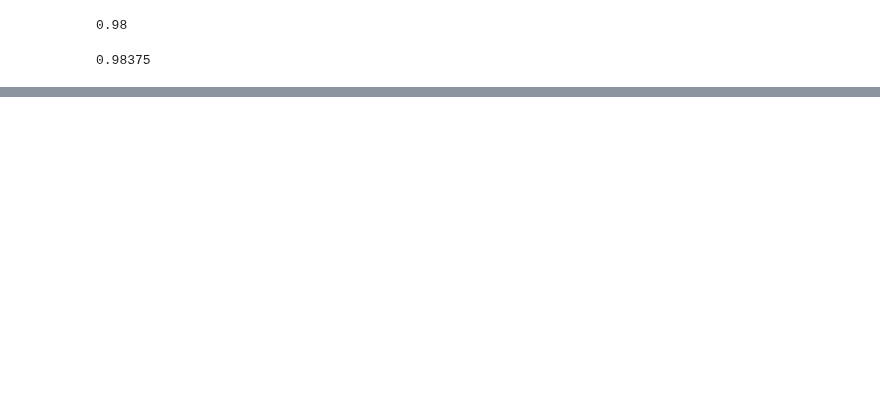
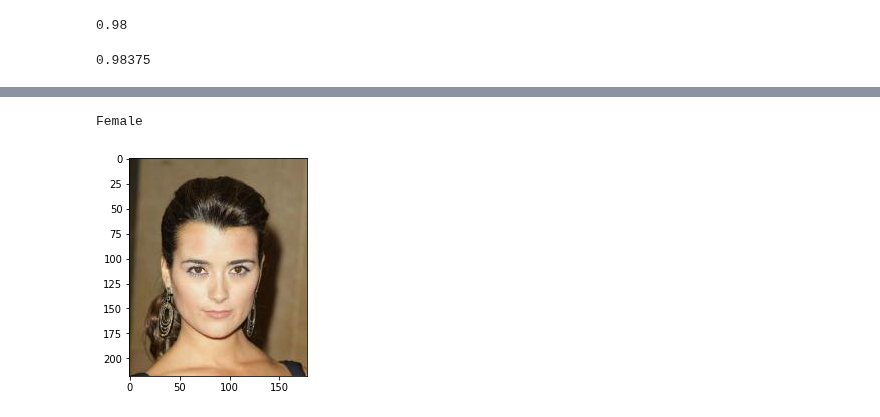
Before and after one commit to lephuocdat2000/-CS114.K21-, a Jupyter notebook: GenderClassification.ipynb, the cells around one changed output, grey strips where cells are left out. Cells and saved outputs as stored; diff of their text form; code cells hidden in the pictures; blank space fills up the shorter version.

```diff
--- a/GenderClassification.ipynb
+++ b/GenderClassification.ipynb
@@ -222,0 +206,5 @@ plt.imshow(im)
+# %%
+Prediction('/content/000040.jpg')
+# %% [output]
+Female
+[figure, added]
```
Also changed, not shown: parts of 25 cells of this notebook.
